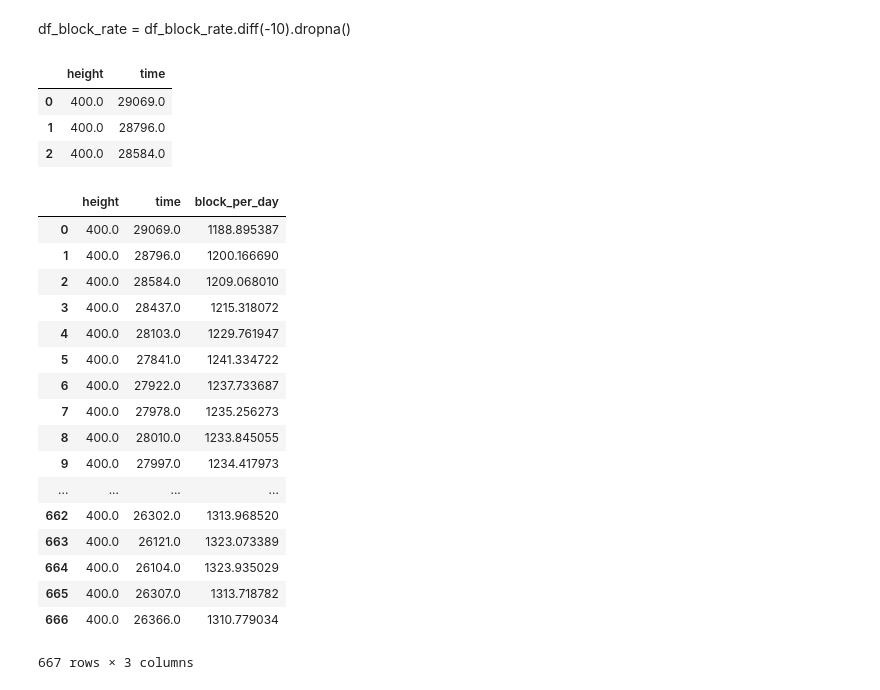
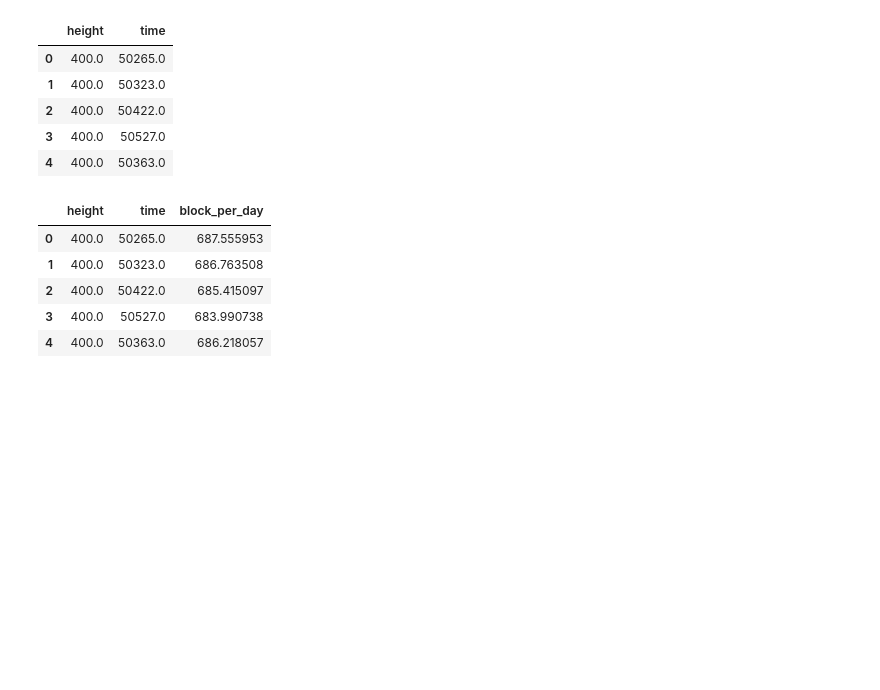
Before and after one commit to kxi/mining-coin-stats, a Jupyter notebook: analyze_block_share.ipynb, the cells around one changed output. Drawn from its saved outputs; the diff is of its cells as text; code cells hidden in the pictures; blank space fills up the shorter version.

```diff
--- a/analyze_block_share.ipynb
+++ b/analyze_block_share.ipynb
@@ -6,9 +6,11 @@ import matplotlib.pyplot as plt
 # %%
 COIN_BLOCK_INFO_PATH = "coin_block_info"
 
-coin = "EXVO"
+# coin = "EXVO"
+# coin = "RVN"
+# coin = "PGN"
+# coin = "LUX"
 # coin = "PROTON"
+coin = "RDEN"
 
 fname = os.path.join(COIN_BLOCK_INFO_PATH, coin+"_block_info.csv")
-
-df = pd.read_csv(fname)
@@ -49,2 +46,3 @@ df_block_rate.head(3)
 # %%
-MA_window = min(400, df_block_rate.count()[0]-1)
+MA_window = min(400, int((df_block_rate.count()[0]-1)*0.5))
+print("MA Windows = {}".format(MA_window))
@@ -76,37 +51,24 @@ df_block_rate
 # %%
 df_block_rate = df_block_rate.diff(-MA_window).dropna()
+df_block_rate.head(5)
+# %% [output]
+|  | height | time |
+| 0 | 400.0 | 50265.0 |
+| 1 | 400.0 | 50323.0 |
+| 2 | 400.0 | 50422.0 |
+| 3 | 400.0 | 50527.0 |
+| 4 | 400.0 | 50363.0 |
-# %% [markdown]
-df_block_rate = df_block_rate.diff(-10).dropna()
-# %%
-df_block_rate.head(3)
-# %% [output]
-|  | height | time |
-| 0 | 400.0 | 29069.0 |
-| 1 | 400.0 | 28796.0 |
-| 2 | 400.0 | 28584.0 |
 # %%
 df_block_rate['block_per_day']=df_block_rate['height']/df_block_rate['time']*3600*24
 # %%
-df_block_rate
+df_block_rate.head(5)
 # %% [output]
 |  | height | time | block_per_day |
-| 0 | 400.0 | 29069.0 | 1188.895387 |
-| 1 | 400.0 | 28796.0 | 1200.166690 |
-| 2 | 400.0 | 28584.0 | 1209.068010 |
-| 3 | 400.0 | 28437.0 | 1215.318072 |
-| 4 | 400.0 | 28103.0 | 1229.761947 |
-| 5 | 400.0 | 27841.0 | 1241.334722 |
-| 6 | 400.0 | 27922.0 | 1237.733687 |
-| 7 | 400.0 | 27978.0 | 1235.256273 |
-| 8 | 400.0 | 28010.0 | 1233.845055 |
-| 9 | 400.0 | 27997.0 | 1234.417973 |
-| ... | ... | ... | ... |
-| 662 | 400.0 | 26302.0 | 1313.968520 |
-| 663 | 400.0 | 26121.0 | 1323.073389 |
-| 664 | 400.0 | 26104.0 | 1323.935029 |
-| 665 | 400.0 | 26307.0 | 1313.718782 |
-| 666 | 400.0 | 26366.0 | 1310.779034 |
+| 0 | 400.0 | 50265.0 | 687.555953 |
+| 1 | 400.0 | 50323.0 | 686.763508 |
+| 2 | 400.0 | 50422.0 | 685.415097 |
+| 3 | 400.0 | 50527.0 | 683.990738 |
+| 4 | 400.0 | 50363.0 | 686.218057 |
-667 rows × 3 columns
 # %%
 fig = plt.figure(figsize=(20,10))
 x_axis = df_block_rate['height']
```
Also changed, not shown: parts of 12 cells of this notebook.
